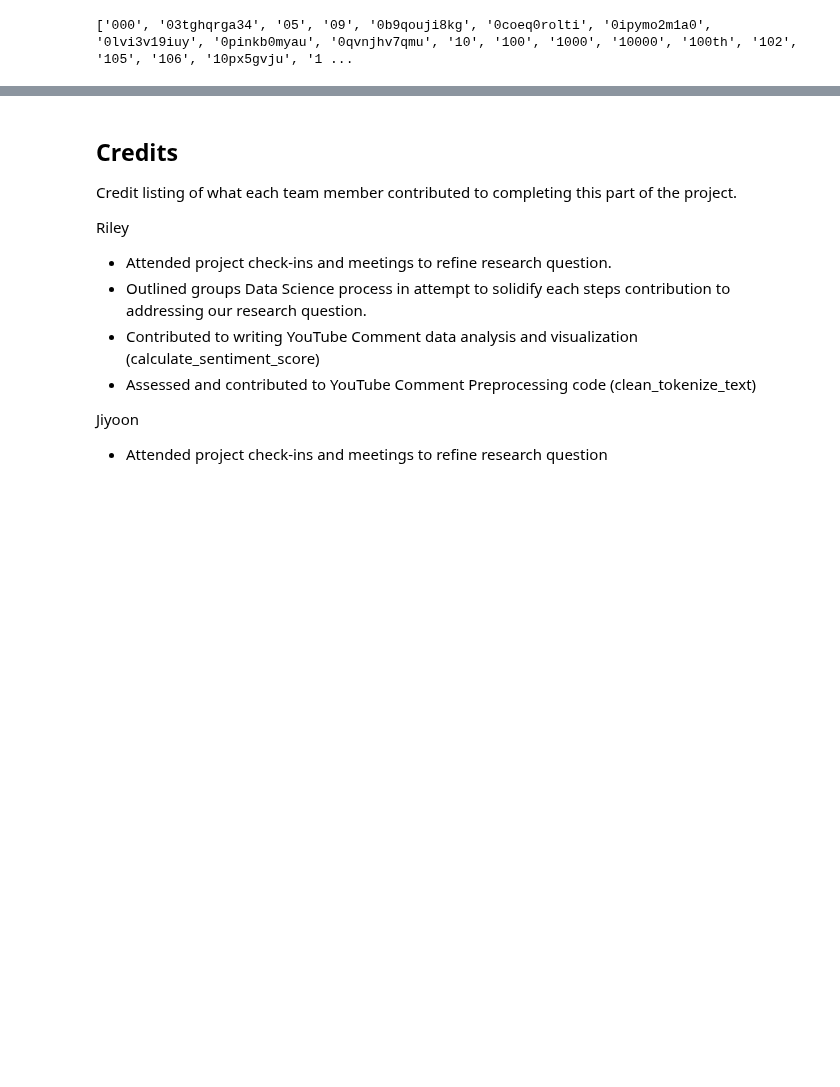
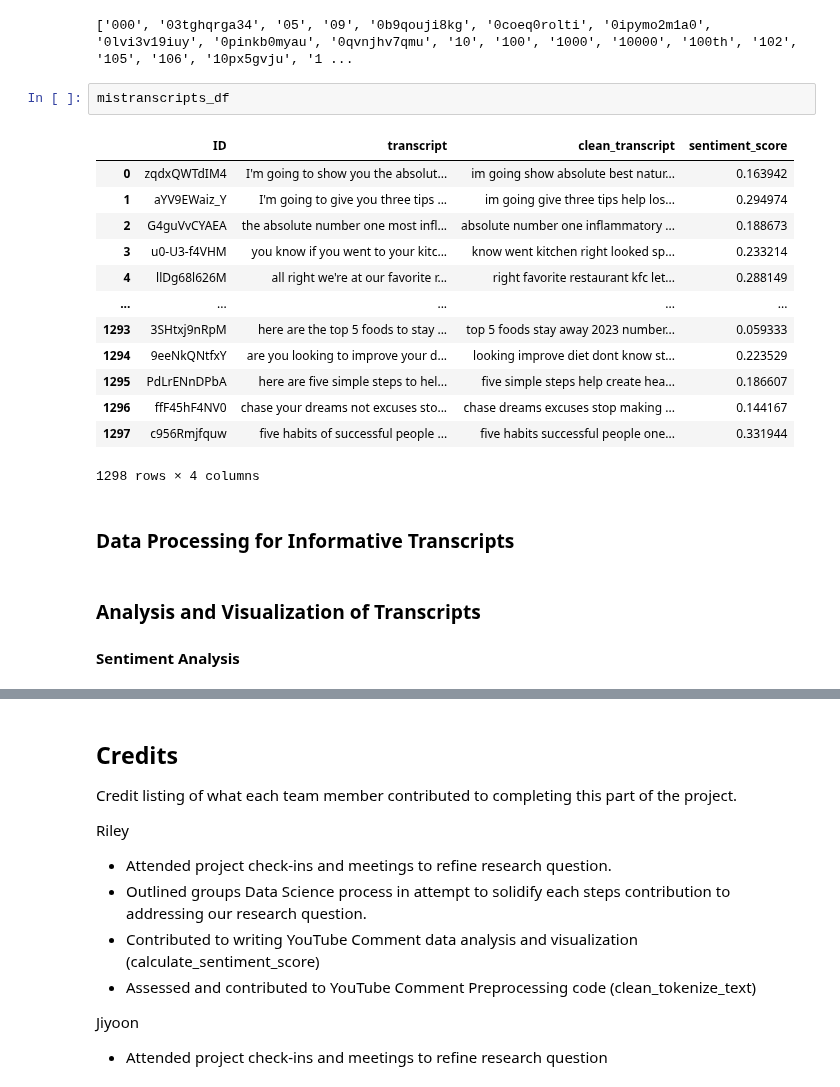
Before and after one commit to rileybaerg/TruthTube, a Jupyter notebook: TruthTubePracticumColab.ipynb, the cells around one changed output, grey strips where cells are left out. Cells and saved outputs as stored; diff of their text form; blank space fills up the shorter version.

```diff
--- a/TruthTubePracticumColab.ipynb
+++ b/TruthTubePracticumColab.ipynb
@@ -771,3 +845,24 @@ column_names_list = list(dtm_df.columns)
 print(column_names_list)
 # %% [output]
 ['000', '03tghqrga34', '05', '09', '0b9qouji8kg', '0coeq0rolti', '0ipymo2m1a0', '0lvi3v19iuy', '0pinkb0myau', '0qvnjhv7qmu', '10', '100', '1000', '10000', '100th', '102', '105', '106', '10px5gvju', '1 ...
+# %%
+mistranscripts_df
+# %% [output]
+|  | ID | transcript | clean_transcript | sentiment_score |
+| 0 | zqdxQWTdIM4 | I'm going to show you the absolut... | im going show absolute best natur... | 0.163942 |
+| 1 | aYV9EWaiz_Y | I'm going to give you three tips ... | im going give three tips help los... | 0.294974 |
+| 2 | G4guVvCYAEA | the absolute number one most infl... | absolute number one inflammatory ... | 0.188673 |
+| 3 | u0-U3-f4VHM | you know if you went to your kitc... | know went kitchen right looked sp... | 0.233214 |
+| 4 | llDg68l626M | all right we're at our favorite r... | right favorite restaurant kfc let... | 0.288149 |
+| ... | ... | ... | ... | ... |
+| 1293 | 3SHtxj9nRpM | here are the top 5 foods to stay ... | top 5 foods stay away 2023 number... | 0.059333 |
+| 1294 | 9eeNkQNtfxY | are you looking to improve your d... | looking improve diet dont know st... | 0.223529 |
+| 1295 | PdLrENnDPbA | here are five simple steps to hel... | five simple steps help create hea... | 0.186607 |
+| 1296 | ffF45hF4NV0 | chase your dreams not excuses sto... | chase dreams excuses stop making ... | 0.144167 |
+| 1297 | c956Rmjfquw | five habits of successful people ... | five habits successful people one... | 0.331944 |
+1298 rows × 4 columns
+# %% [markdown]
+### Data Processing for Informative Transcripts
+# %% [markdown]
+### Analysis and Visualization of Transcripts
+#### Sentiment Analysis
```
Also changed, not shown: parts of 10 cells of this notebook, 1 other file.
